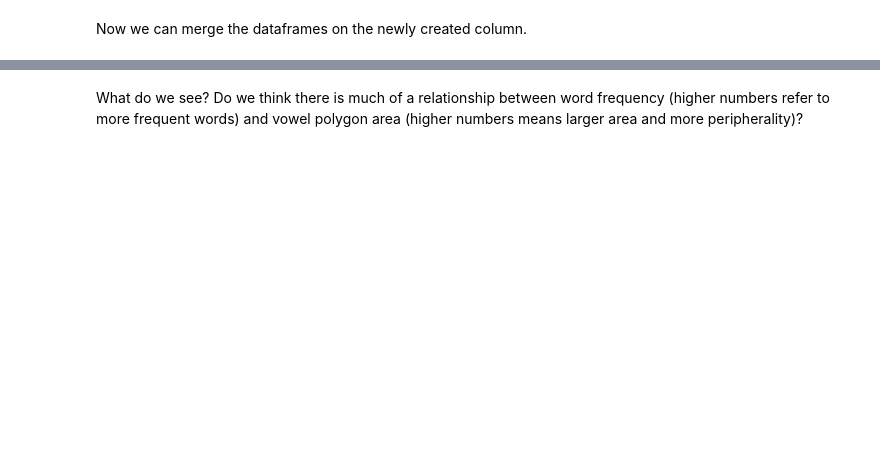
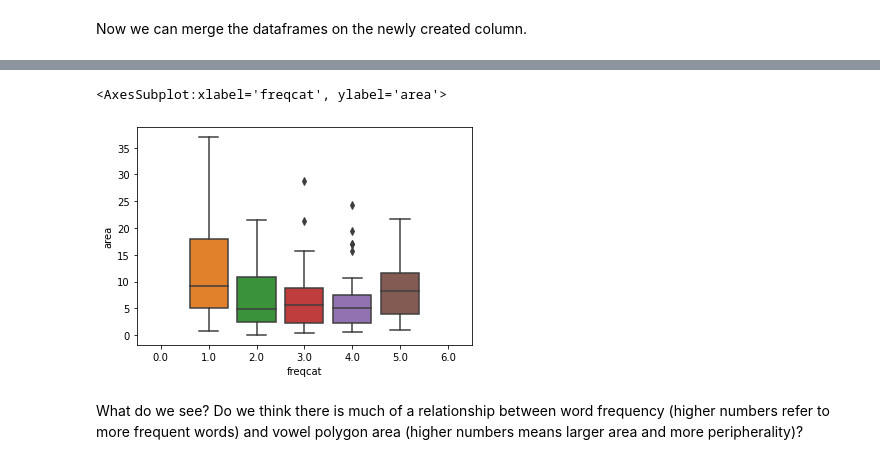
Before and after one commit to susanlinucb/Ling113S22_Unit3xrmb, a Jupyter notebook: Unit3_vowelspace.ipynb, the cells around one changed output, grey strips where cells are left out. Saved outputs shown, nothing was run; the diff lists cells and outputs as text; code cells hidden in the pictures; blank space fills up the shorter version.

Commit message:
updated vowels

```diff
--- a/Unit3_vowelspace.ipynb
+++ b/Unit3_vowelspace.ipynb
@@ -161,6 +161,7 @@ alldf.head()
 Squish all vowels of the same quality together (regardless of stress) and find their mean values.
 # %%
 alldf['vowelID']=alldf.phone.apply(lambda x: x[0:2])
-summarydf = alldf.groupby(['subject','word','vowelID']).mean().reset_index()
+summarydf = alldf.groupby(['subject','word','vowelID','stress']).mean().reset_index()
+summarydf = summarydf[summarydf.stress=="1"]
 summarydf.head()
 # %% [output]
@@ -207,6 +251,6 @@ summarydf.head()
 # %%
 summarydf['freqcat']=np.floor(summarydf.Lg10WF)
-summarysummarydf = summarydf.groupby(['subject','vowel','freqcat']).mean().reset_index()
-summarysummarydf = summarysummarydf[['subject','vowel','freqcat','ULx','ULy','T3x','T3y']]
-summarysummarydf = summarysummarydf[summarysummarydf.vowel.isin(['IY','UW','AA','AE'])]
+summarysummarydf = summarydf.groupby(['subject','vowelID','freqcat']).mean().reset_index()
+summarysummarydf = summarysummarydf[['subject','vowelID','freqcat','ULx','ULy','T3x','T3y']]
+summarysummarydf = summarysummarydf[summarysummarydf.vowelID.isin(['IY','UW','AA','AE'])]
 summarysummarydf.head()
@@ -213,5 +264,5 @@ summarysummarydf.head()
 # %%
-byfreqdf = summarysummarydf.pivot(index=['subject','freqcat'], columns=['vowel'], values=['T3x','T3y'])
+byfreqdf = summarysummarydf.pivot(index=['subject','freqcat'], columns=['vowelID'], values=['T3x','T3y'])
 # %%
 byfreqdf['area']=byfreqdf.apply(lambda x: PolygonArea([(x.T3x.AA,x.T3y.AA),(x.T3x.IY,x.T3y.IY),
                                       (x.T3x.UW,x.T3y.UW),(x.T3x.AE,x.T3y.AE)]),axis=1)
@@ -219,5 +286,7 @@ byfreqdf
 # %%
 sns.boxplot(x='freqcat', y='area', data=byfreqdf.reset_index())
-plt.ylim(0,20)
+# %% [output]
+<AxesSubplot:xlabel='freqcat', ylabel='area'>
+[figure, added]
 # %% [markdown]
 What do we see? Do we think there is much of a relationship between word frequency (higher numbers refer to more frequent words) and vowel polygon area (higher numbers means larger area and more peripherality)?
```
Also changed, not shown: parts of 11 cells of this notebook.
